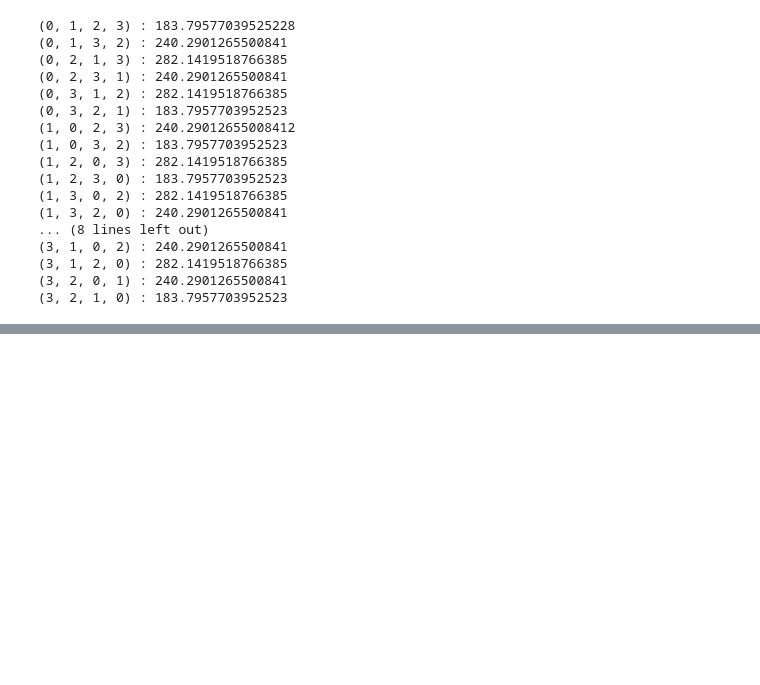
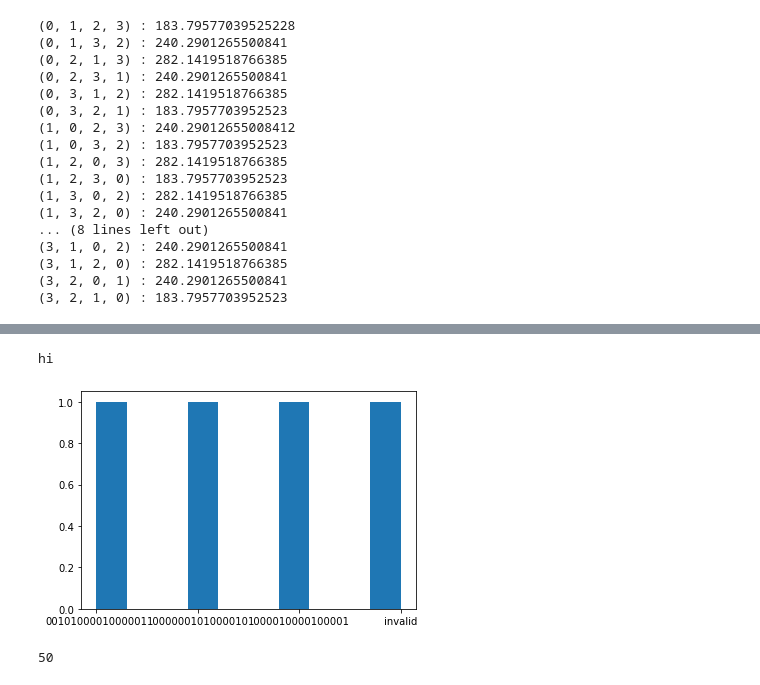
Before and after one commit to simondobers/quantum_alternating_operator, a Jupyter notebook: TSP.ipynb, the cells around one changed output, grey strips where cells are left out. Saved outputs shown, nothing was run; the diff lists cells and outputs as text; code cells hidden in the pictures; blank space fills up the shorter version.

```diff
--- a/TSP.ipynb
+++ b/TSP.ipynb
@@ -129,0 +172,3 @@ res_qaoa
+# %%
+with open("alternating_operator_counts", "rb") as fp:   # Unpickling
+    alternating_operator_counts = pickle.load(fp)
@@ -129,0 +207,20 @@ res_qaoa
+# %%
+def build_hist():
+    plt.figure()
+
+    def update_hist(step):
+        print('hi')
+        #plt.cla()
+        data = alternating_operator_counts[step]
+        plt.hist(filter_unique_paths(G,data))
+
+update_hist(0)
+anim = animation.FuncAnimation(fig, update_hist, frames=50)
+plt.show()
+# %% [output]
+hi
+[figure, added]
+# %%
+len(alternating_operator_counts)
+# %% [output]
+50
```
Also changed, not shown: parts of 26 cells of this notebook, 1 other file.
